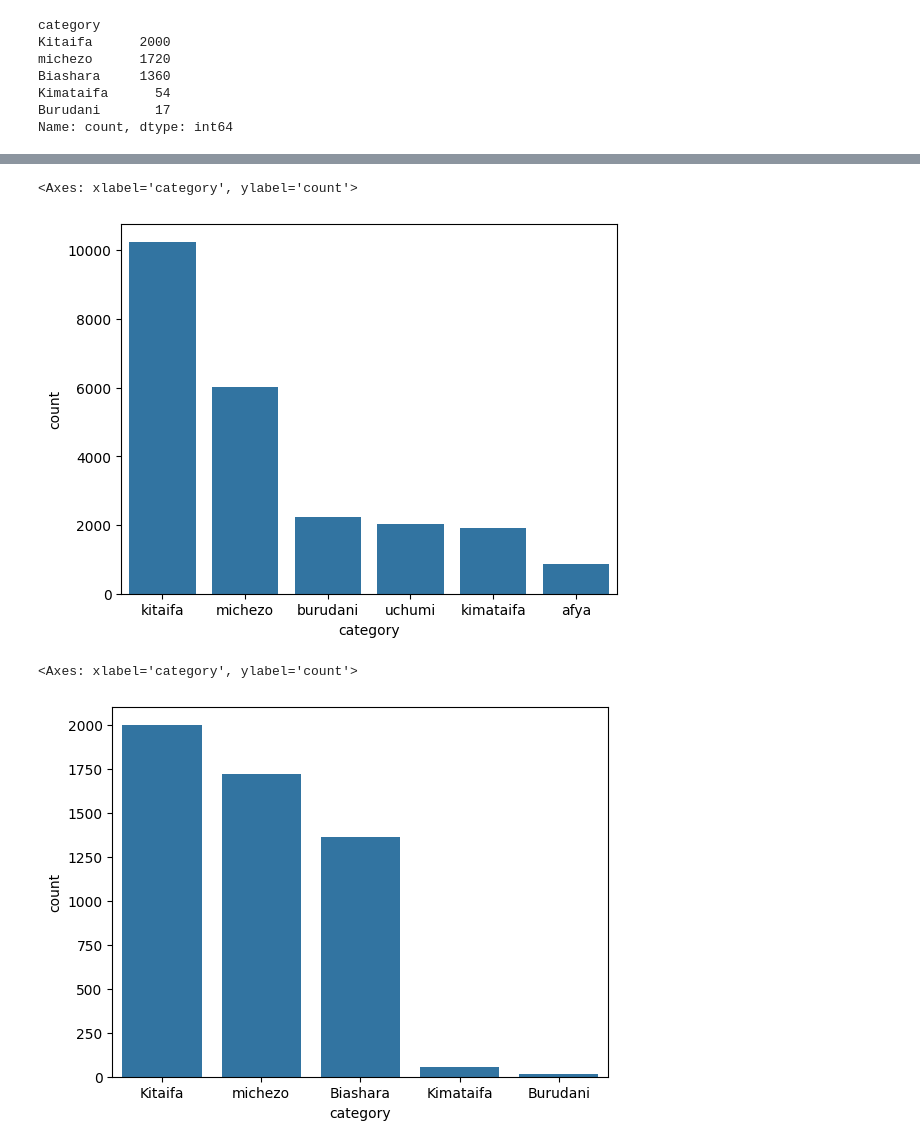
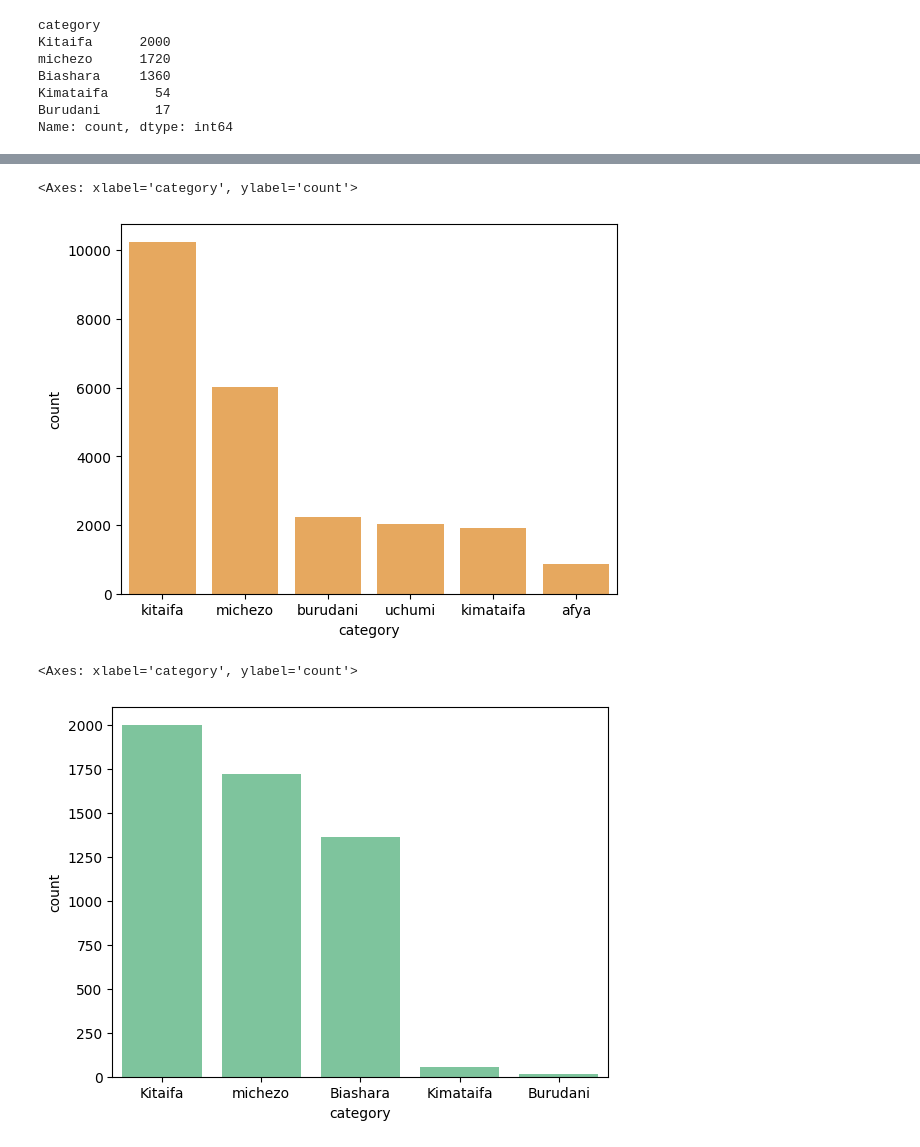
Before and after one commit to muchemicarol/ML4NLU_TermPaper, a Jupyter notebook: swahili_classification.ipynb, the cells around one changed output, grey strips where cells are left out. Drawn from its saved outputs; the diff is of its cells as text; code cells hidden in the pictures.

```diff
--- a/swahili_classification.ipynb
+++ b/swahili_classification.ipynb
@@ -76,10 +87,20 @@ Training set has 23268 rows while validation/developer set has 5151 rows.
 # %%
-sns.countplot(x="category", data=swahili_news, order=swahili_news["category"].value_counts().index)
+sns.countplot(
+    x="category",
+    data=swahili_news,
+    color="#fdaa48",
+    order=swahili_news["category"].value_counts().index
+    )
 # %% [output]
 <Axes: xlabel='category', ylabel='count'>
-[figure, old version]
+[figure, new version]
 # %%
-sns.countplot(x="category", data=holdout_train, order=holdout_train["category"].value_counts().index)
+sns.countplot(
+    x="category",
+    data=holdout_train,
+    color="#72d09c",
+    order=holdout_train["category"].value_counts().index
+    )
 # %% [output]
 <Axes: xlabel='category', ylabel='count'>
-[figure, old version]
+[figure, new version]
```
Also changed, not shown: parts of 7 cells of this notebook.
